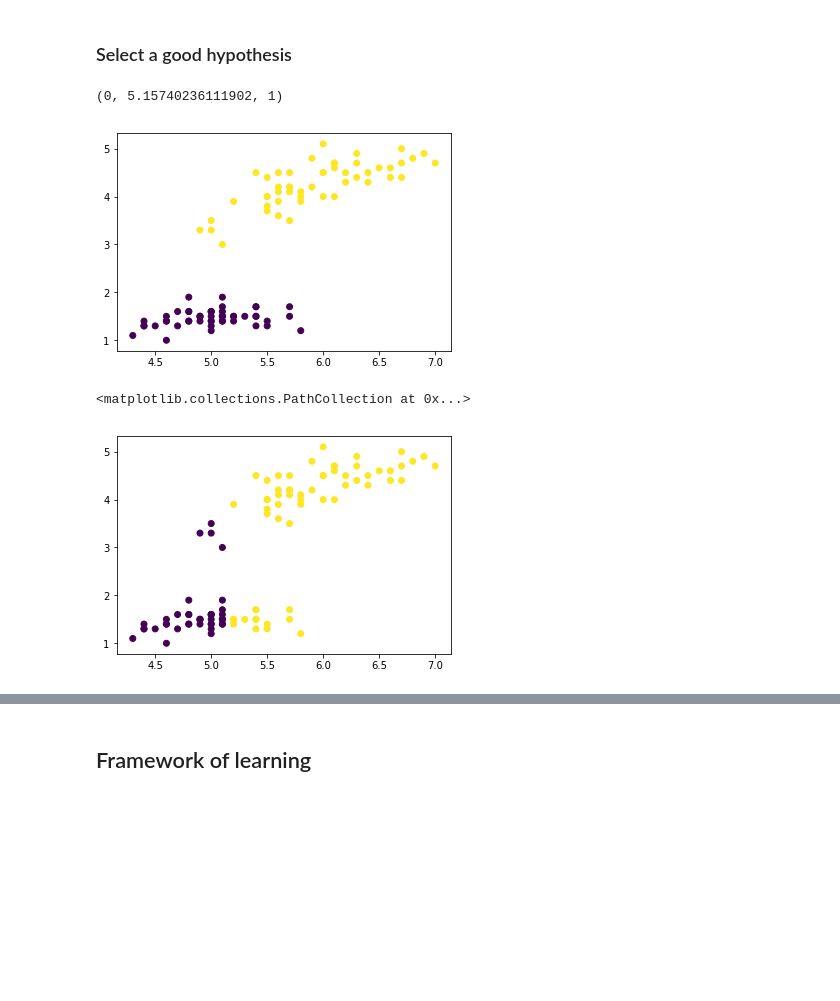
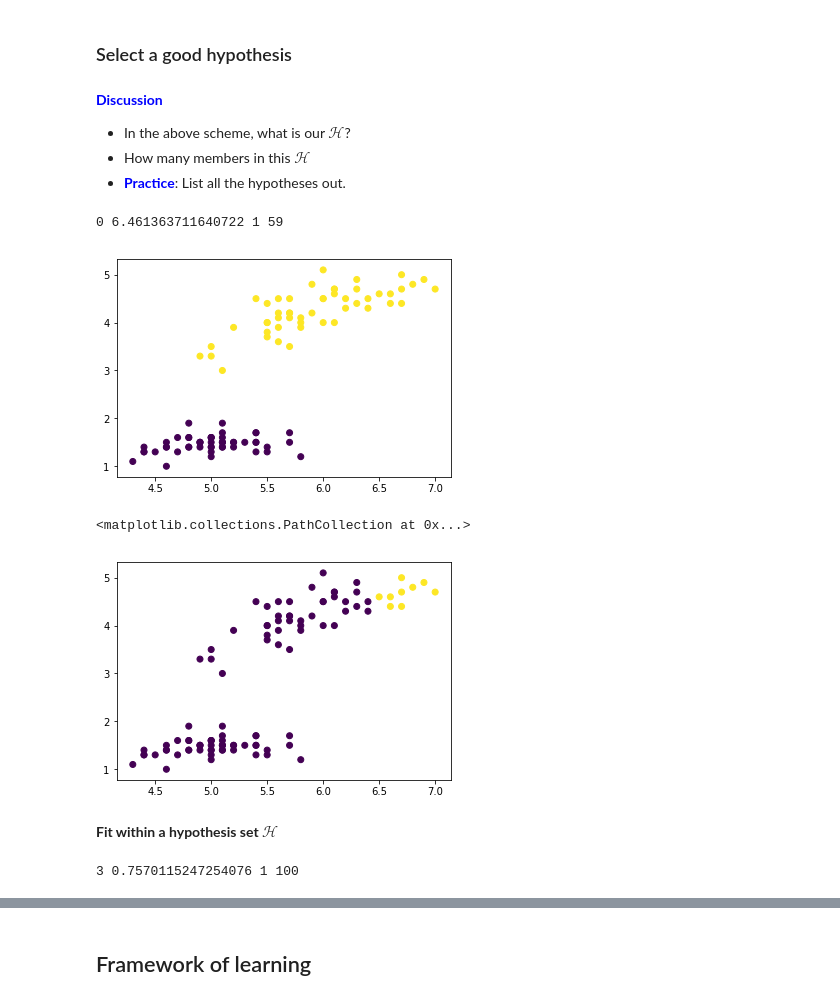
Before and after one commit to junjy007/ada_shanghai, a Jupyter notebook: lec01/LecNote1.ipynb, the cells around one changed output, grey strips where cells are left out. Saved outputs shown, nothing was run; the diff lists cells and outputs as text; code cells hidden in the pictures; blank space fills up the shorter version.

```diff
--- a/lec01/LecNote1.ipynb
+++ b/lec01/LecNote1.ipynb
@@ -80,36 +140,44 @@ def generate_h(attr_num, low_vals, high_vals):
     direction = random.randint(0, 1)
     return j, th, direction
 
-def h_fit(X, y, h_num):
+def get_h(X, y, h_num=1):
     N = X.shape[0]
-    best_accuracy = 0
-    best_h = None
-    for i in range(h_num):
+    accuracy = 0
+    (j, th, direction) = generate_h(4, X.min(axis=0), X.max(axis=0))
 
-        (j, th, direction) = generate_h(4, X.min(axis=0), X.max(axis=0))
-
-        if direction == 1: # direction
-            a = ((X[:, j] > th) == y).sum()
-        else:
-            a = ((X[:, j] <= th) == y).sum()
-        if a > best_accuracy:
-            best_accuracy = a
-            best_h = (j, th, direction)
-    return best_h
+    if direction == 1: # direction
+        a = ((X[:, j] > th) == y).sum()
+    else:
+        a = ((X[:, j] <= th) == y).sum()
+    return j, th, direction, a
+# %% [markdown]
+<span style="color:blue">__Discussion__</span>
+- In the above scheme, what is our $\mathcal H$?
+- How many members in this $\mathcal H$
+- <span style="color:blue">__Practice__</span>:
+    List all the hypotheses out.
 # %%
 # Take only the first 2 classes
 X2c = X[y!=2, :]
 y2c = y[y!=2]
-h_fit(X2c, y2c, 10)
-# %% [output]
-(0, 5.15740236111902, 1)
+# %%
+j, th, direction, a = get_h(X2c, y2c)
+print(j, th, direction, a)
+# %% [output]
+0 6.461363711640722 1 59
 # %%
 # Show the classification results
-plt.scatter(X2c[:, 0], X2c[:, 2], c=y2c)
+plt.scatter(X2c[:, j], X2c[:, 2], c=y2c)
 plt.show()
-index = X2c[:, 0] > 5.16
-plt.scatter(X2c[:, 0], X2c[:, 2], c=index)
+if direction == 1:
+    cls_pred = X2c[:, j] > th
+else:
+    cls_pred = X2c[:, j] <= th
+
+plt.scatter(X2c[:, j], X2c[:, 2], c=cls_pred)
 # %% [output]
 [figure]
 <matplotlib.collections.PathCollection at 0x...>
-[figure, old version]
+[figure, new version]
+# %% [markdown]
+__Fit within a hypothesis set $\mathcal H$__
@@ -115,0 +201,5 @@ plt.scatter(X2c[:, 0], X2c[:, 2], c=index)
+# %%
+(j, th, direction), a = h_fit(X2c, y2c, 10)
+print(j, th, direction, a)
+# %% [output]
+3 0.7570115247254076 1 100
```
Also changed, not shown: parts of 11 cells of this notebook.
